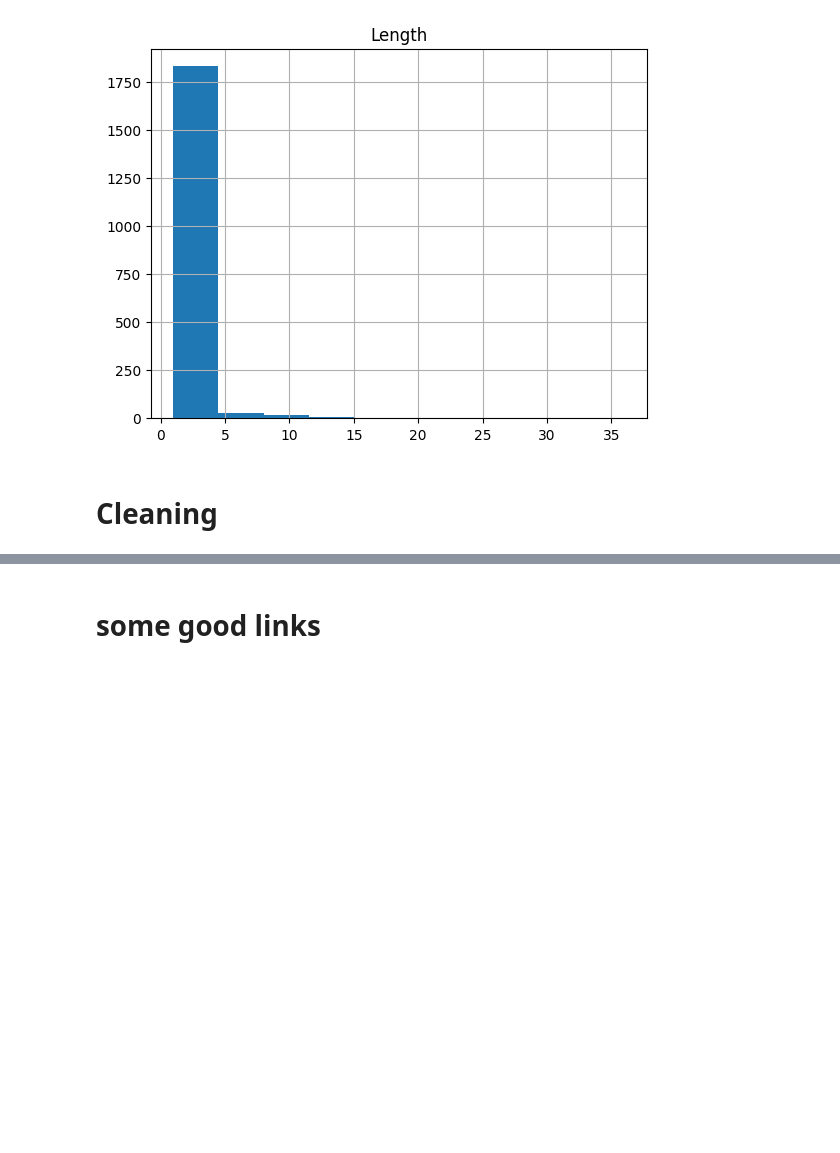
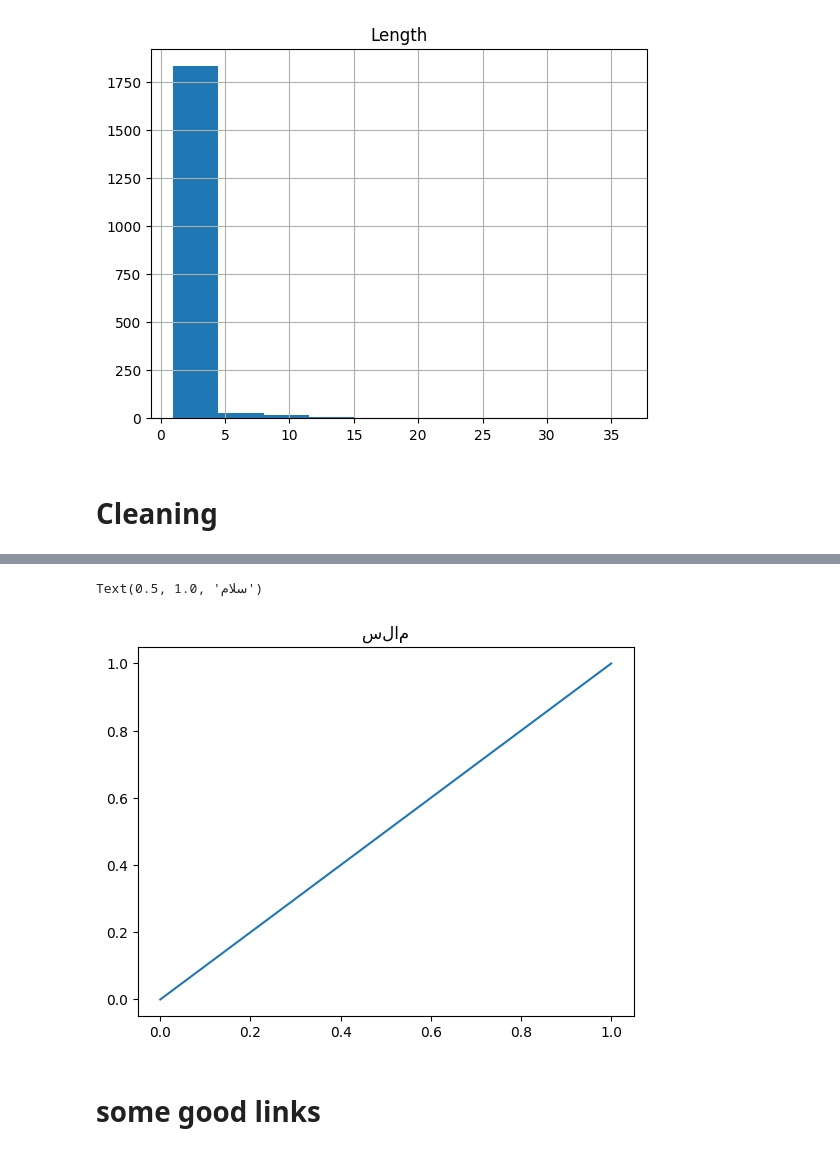
Before and after one commit to RedBatProject/Roshan-Project, a Jupyter notebook: Roshan_project.ipynb, the cells around one changed output, grey strips where cells are left out. Saved outputs shown, nothing was run; the diff lists cells and outputs as text; code cells hidden in the pictures; blank space fills up the shorter version.

```diff
--- a/Roshan_project.ipynb
+++ b/Roshan_project.ipynb
@@ -200,3 +675,9 @@ KeyboardInterrupt: ignored
+# %%
+plt.plot([0,1],[0,1])
+plt.title('سلام')
+# %% [output]
+Text(0.5, 1.0, 'سلام')
+[figure, added]
 # %% [markdown]
 # some good links
 # %% [markdown]
```
Also changed, not shown: parts of 64 cells of this notebook.
